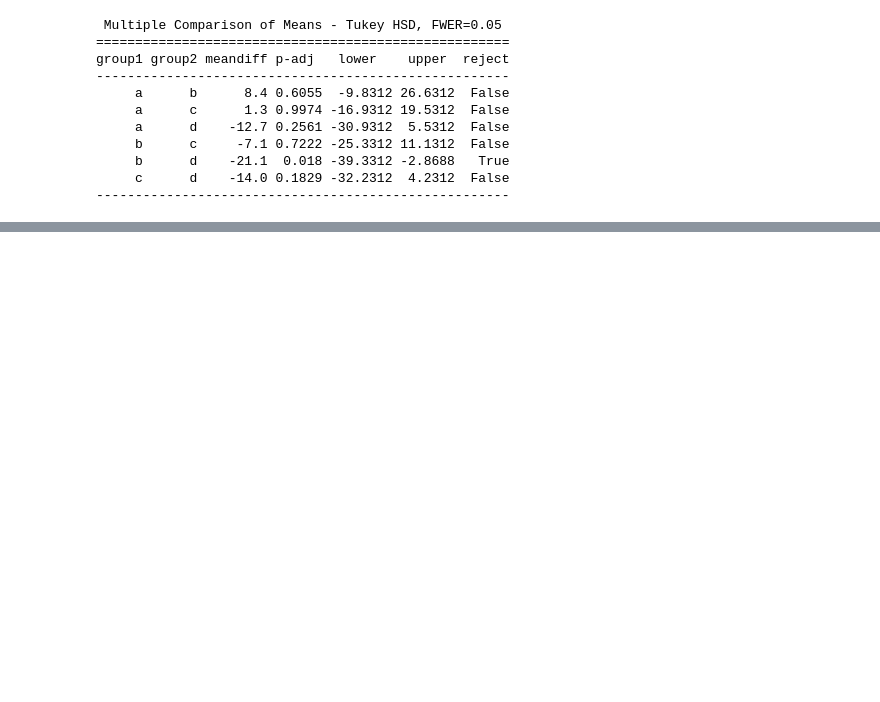
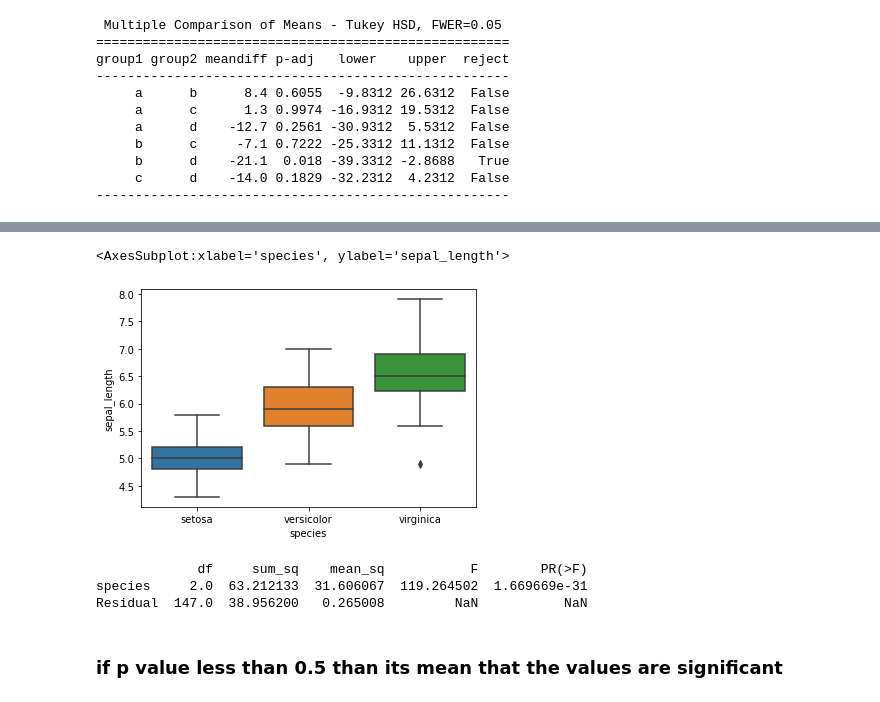
Before and after one commit to ruhanahmad/DataScience, a Jupyter notebook: StatsWithExample/AnovaandTesthoc.ipynb, the cells around one changed output, grey strips where cells are left out. Saved outputs shown, nothing was run; the diff lists cells and outputs as text; code cells hidden in the pictures; blank space fills up the shorter version.

```diff
--- a/StatsWithExample/AnovaandTesthoc.ipynb
+++ b/StatsWithExample/AnovaandTesthoc.ipynb
@@ -124,0 +160,2 @@ group1 group2 meandiff p-adj   lower    upper  reject
+# %%
+phool = sns.load_dataset("iris")
@@ -124,0 +192,5 @@ group1 group2 meandiff p-adj   lower    upper  reject
+# %%
+sns.boxplot(x= "species",y= "sepal_length",data =phool)
+# %% [output]
+<AxesSubplot:xlabel='species', ylabel='sepal_length'>
+[figure, added]
@@ -124,0 +206,8 @@ group1 group2 meandiff p-adj   lower    upper  reject
+# %%
+print(aov_table)
+# %% [output]
+             df     sum_sq    mean_sq           F        PR(>F)
+species     2.0  63.212133  31.606067  119.264502  1.669669e-31
+Residual  147.0  38.956200   0.265008         NaN           NaN
+# %% [markdown]
+### if p value less than 0.5 than its mean that the values are significant
```
Also changed, not shown: parts of 16 cells of this notebook, 2 other files.
